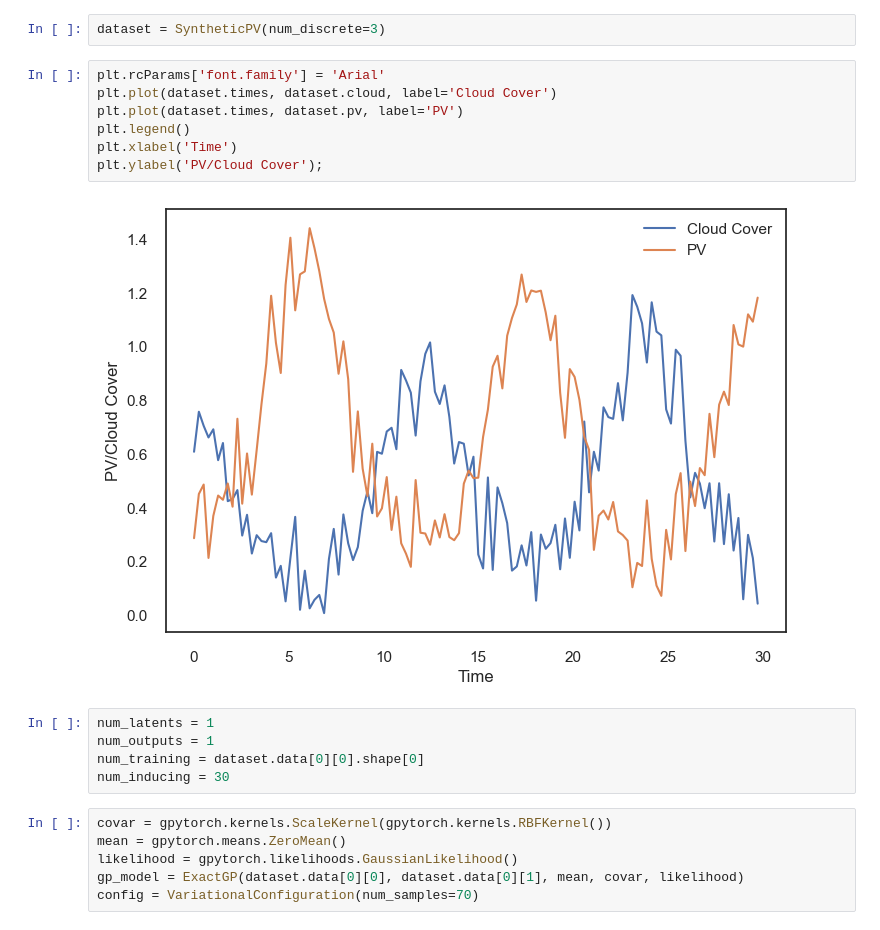
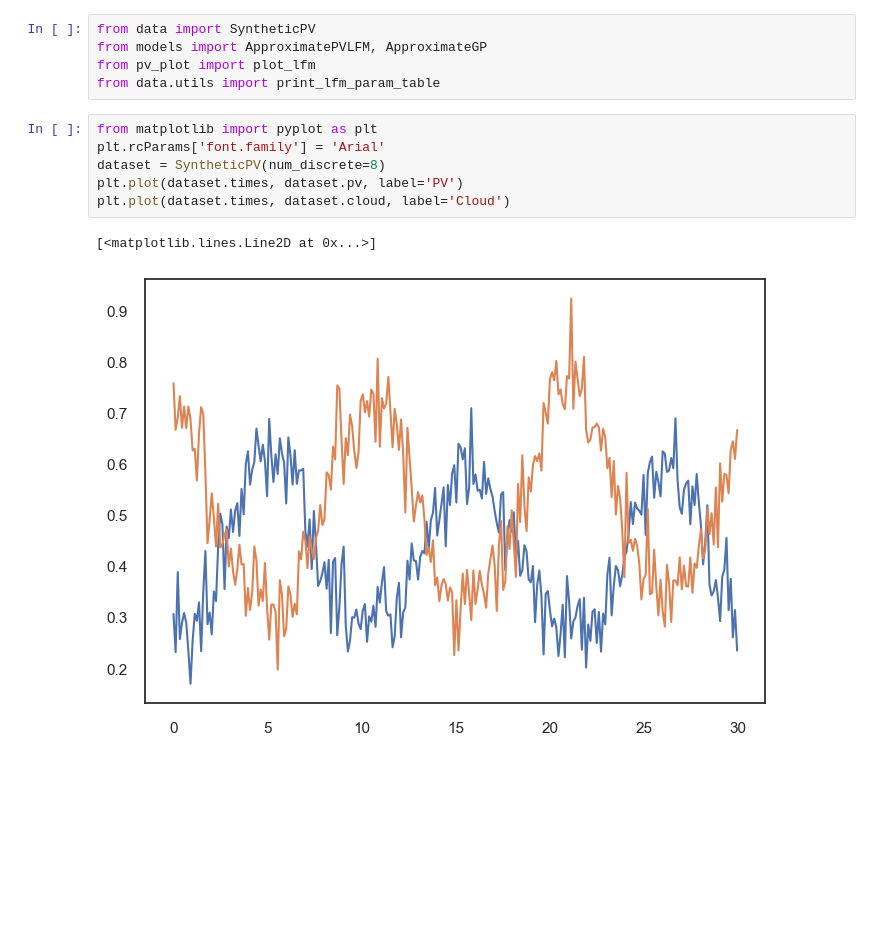
Before and after one commit to eirikbaekkelund/Dissertation, a Jupyter notebook: examples/docs/synthetic_lfm.ipynb, the cells around one changed output. Drawn from its saved outputs; the diff is of its cells as text; blank space fills up the shorter version.

```diff
--- a/examples/docs/synthetic_lfm.ipynb
+++ b/examples/docs/synthetic_lfm.ipynb
@@ -14,22 +1,14 @@ from pv_plot import plot_lfm
-# %%
-dataset = SyntheticPV(num_discrete=3)
+# %%
+from data import SyntheticPV
+from models import ApproximatePVLFM, ApproximateGP
+from pv_plot import plot_lfm
+from data.utils import print_lfm_param_table
 # %%
+from matplotlib import pyplot as plt
 plt.rcParams['font.family'] = 'Arial'
-plt.plot(dataset.times, dataset.cloud, label='Cloud Cover')
+dataset = SyntheticPV(num_discrete=8)
 plt.plot(dataset.times, dataset.pv, label='PV')
-plt.legend()
-plt.xlabel('Time')
-plt.ylabel('PV/Cloud Cover');
+plt.plot(dataset.times, dataset.cloud, label='Cloud')
 # %% [output]
+[<matplotlib.lines.Line2D at 0x...>]
-[figure, old version]
+[figure, new version]
-# %%
-num_latents = 1
-num_outputs = 1
-num_training = dataset.data[0][0].shape[0]
-num_inducing = 30
-# %%
-covar = gpytorch.kernels.ScaleKernel(gpytorch.kernels.RBFKernel())
-mean = gpytorch.means.ZeroMean()
-likelihood = gpytorch.likelihoods.GaussianLikelihood()
-gp_model = ExactGP(dataset.data[0][0], dataset.data[0][1], mean, covar, likelihood)
-config = VariationalConfiguration(num_samples=70)
```
Also changed, not shown: parts of 8 cells of this notebook, 7 other files.
